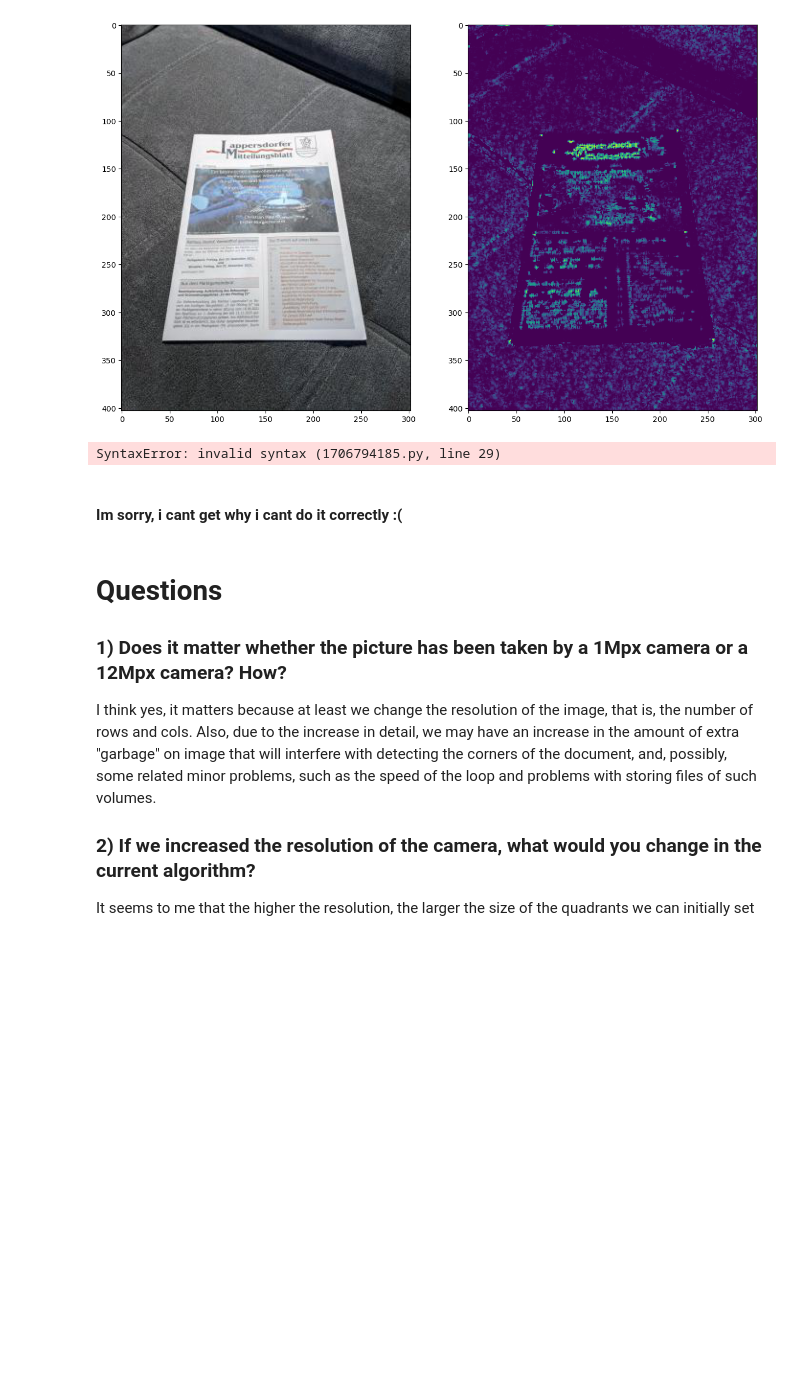
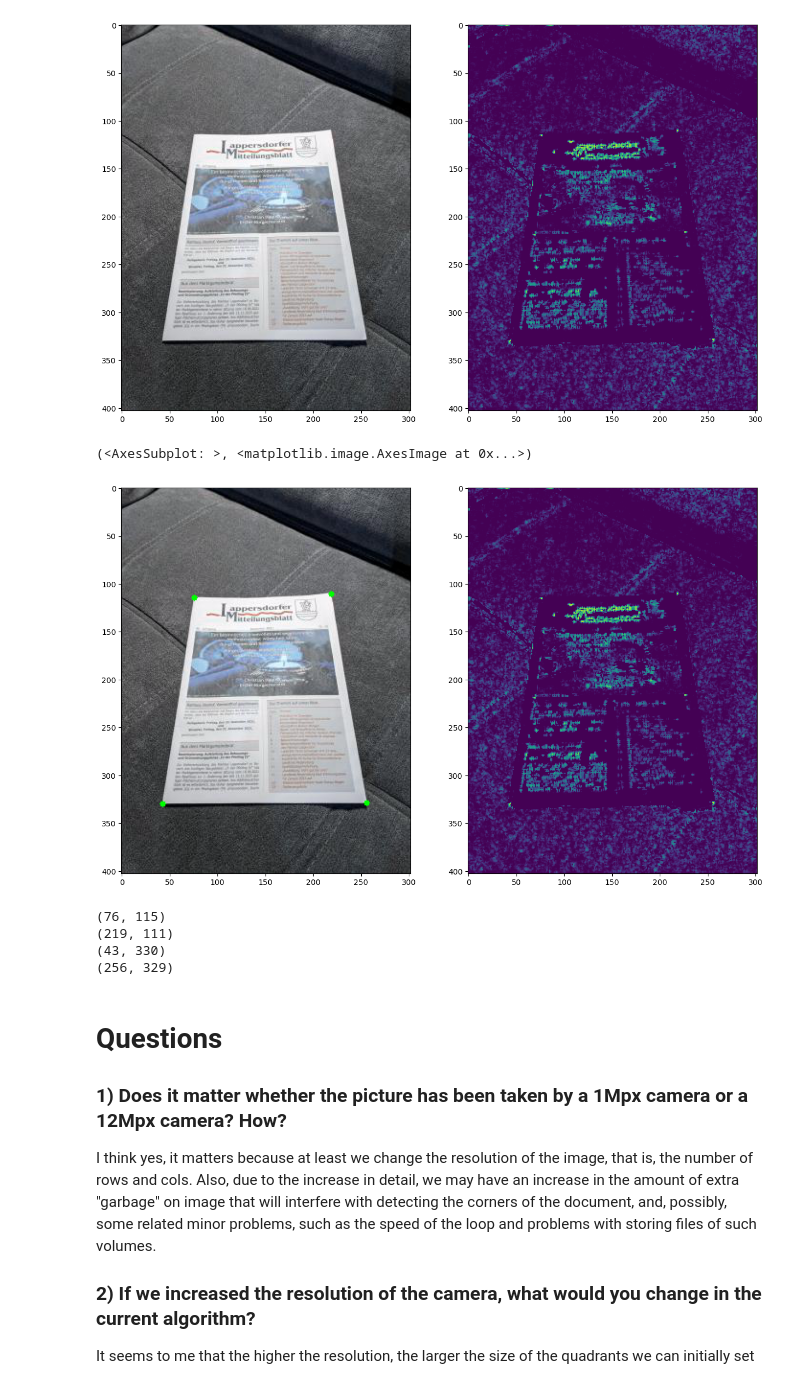
Before and after one commit to ALEXVNDRZARUBIN/CV_Homeworks, a Jupyter notebook: Homework6_Zarubin.ipynb, the cells around one changed output. Cells and saved outputs as stored; diff of their text form; code cells hidden in the pictures; blank space fills up the shorter version.

```diff
--- a/Homework6_Zarubin.ipynb
+++ b/Homework6_Zarubin.ipynb
@@ -9,7 +9,8 @@ plt.rcParams['figure.figsize'] = [15, 10]
 img = cv2.imread('desktop/document.jpg')
 # Convert it to gray scale
 gray = cv2.cvtColor(img, cv2.COLOR_RGB2GRAY)
-gray = np.float32(gray)/255
+#gray = np.float32(gray)/255
+gray = gray.astype(np.float32)/255
 rows, cols = gray.shape
 
 # Let's plot the images (colour and gray scale)
@@ -48,7 +50,7 @@ th_bottom_left, th_bottom_right = -1e6, -1e6
 
 # Corner coordinates
 opt_top_left, opt_top_right = None, None
-opt_bottom_left, opt_bottom_ritgh = None, None
+opt_bottom_left, opt_bottom_right = None, None
 
 # Size of each quadrant (in pixels)
 quad_size = 7
@@ -63,23 +65,24 @@ for r in range(quad_size, rows-quad_size):
         # Extract block consisting of 4 quadrants
         block = 255*gray[r-quad_size:r+quad_size+1, c-quad_size:c+quad_size+1]
 
-        # Extract the four quandrants
+        # Extract the four quadrants
         quad_top_left = block[0:quad_size, 0:quad_size]
-        print(quad_top_left)
+        #print(quad_top_left)
 
         quad_top_right = block[0:quad_size, quad_size+1:(2*quad_size)]
-        print(quad_top_right)
+        #print(quad_top_right)
 
-        quad_bottom_left = [0:quad_size, 0:quad_size]
-        print(quad_bottom_left)
+        quad_bottom_left = block[quad_size+1:(2*quad_size), 0:quad_size]
+        #print(quad_bottom_left)
 
-        quad_bottom_right = [0:quad_size, 0:quad_size]
-        print(quad_bottom_right)
+        quad_bottom_right = block[quad_size+1:(2*quad_size), quad_size+1:(2*quad_size)]
+        #print(quad_bottom_right)
 
         # Top-left corner
         # For the top-left document corner, the bottom-right quadrant is mostly paper and the rest is
         # darker background. Therefore, I suggest the descriptor to be the average difference between
         # the paper quandrant and the sum of the 3 remaining bakcground quandrants
+
         descriptor = np.mean(quad_bottom_right) - \
                      np.mean(quad_top_left) - np.mean(quad_top_right) - np.mean(quad_bottom_left)
         # Let's detect the best descriptor
@@ -90,44 +93,51 @@ for r in range(quad_size, rows-quad_size):
             opt_top_left = (c, r)
 
         # Top-right corner
-        # (your implementation goes here)
         descriptor = np.mean(quad_bottom_left) - \
                      np.mean(quad_top_left) - np.mean(quad_top_right) - np.mean(quad_bottom_right)
 
         if descriptor > th_top_right:
             th_top_right = descriptor
             opt_top_right = (c, r)
 
         # Bottom-left corner
-        # (your implementation goes here)
         descriptor = np.mean(quad_top_right) - \
                      np.mean(quad_top_left) - np.mean(quad_bottom_right) - np.mean(quad_bottom_left)
 
-          if descriptor > th_bottom_left:
+        if descriptor > th_bottom_left:
             th_bottom_left = descriptor
             opt_bottom_left = (c, r)
+
         # Bottom-right corner
-        # (your implementation goes here)
         descriptor = np.mean(quad_top_left) - \
                      np.mean(quad_bottom_right) - np.mean(quad_top_right) - np.mean(quad_bottom_left)
 
         if descriptor > th_bottom_right:
             th_bottom_right = descriptor
             opt_bottom_right = (c, r)
 
 # Let's draw circles at the detected corners
-out = cv2.circle(img, opt_top_left, 3, (255,0,0), -1)
-out = cv2.circle(img, opt_top_right, 3, (255,0,0), -1)
-out = cv2.circle(img, opt_bottom_left, 3, (255,0,0), -1)
-out = cv2.circle(img, opt_bottom_right, 3, (255,0,0), -1)
+out = cv2.circle(img, opt_top_left, 3, (0,255,0), -1)
+out = cv2.circle(img, opt_top_right, 3, (0,255,0), -1)
+out = cv2.circle(img, opt_bottom_left, 3, (0,255,0), -1)
+out = cv2.circle(img, opt_bottom_right, 3, (0,255,0), -1)
 
 # And finally we plot the images (with the detected document corners)
 plt.subplot(121), plt.imshow(out)
 plt.subplot(122), plt.imshow(cornerness)
 # %% [output]
-SyntaxError: invalid syntax (1706794185.py, line 29)
+(<AxesSubplot: >, <matplotlib.image.AxesImage at 0x...>)
+[figure, added]
-# %% [markdown]
-#### Im sorry, i cant get why i cant do it correctly :(
+# %%
+print(opt_top_left)
+print(opt_top_right)
+print(opt_bottom_left)
+print(opt_bottom_right)
+# %% [output]
+(76, 115)
+(219, 111)
+(43, 330)
+(256, 329)
 # %% [markdown]
 # Questions
 ### 1) Does it matter whether the picture has been taken by a 1Mpx camera or a 12Mpx camera? How?
```
Also changed, not shown: parts of 1 cell of this notebook.
